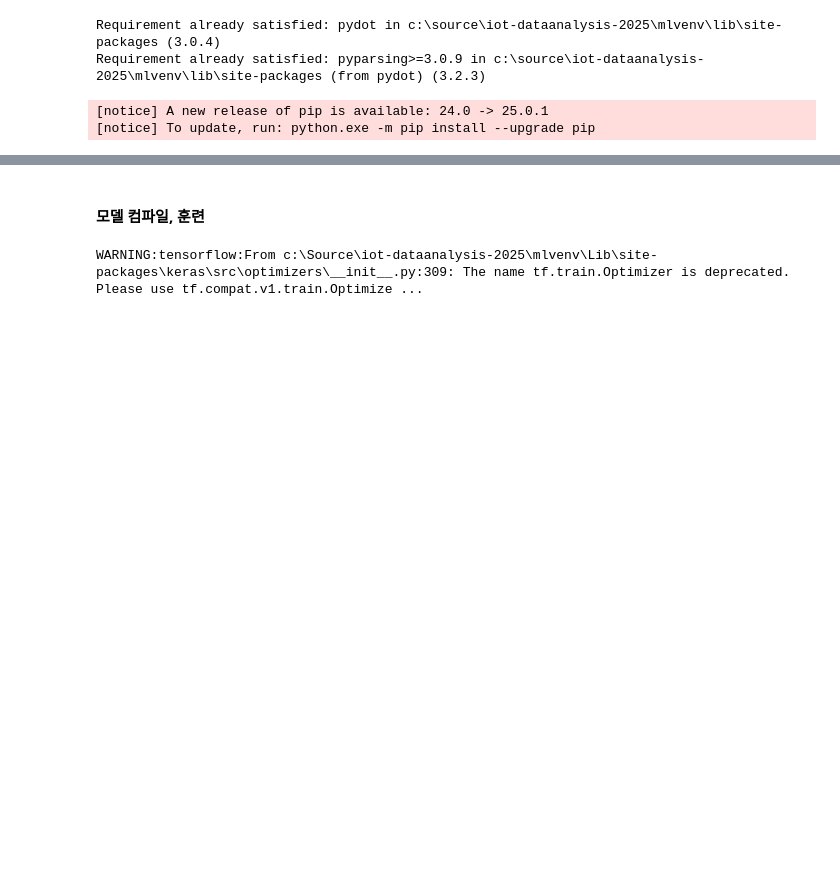
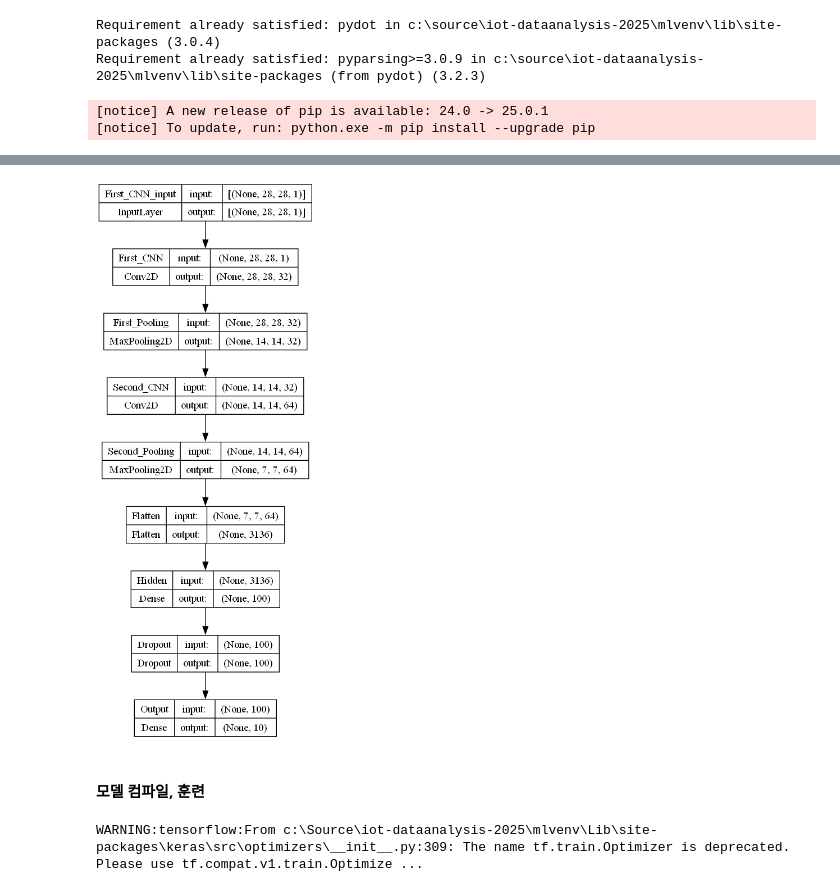
Before and after one commit to hugoMGSung/iot-dataanalysis-2025, a Jupyter notebook: day05/mldl01_케라스_합성곱신경망.ipynb, the cells around one changed output, grey strips where cells are left out. Cells and saved outputs as stored; diff of their text form; code cells hidden in the pictures; blank space fills up the shorter version.

```diff
--- a/day05/mldl01_케라스_합성곱신경망.ipynb
+++ b/day05/mldl01_케라스_합성곱신경망.ipynb
@@ -158,3 +162,8 @@ keras.utils.plot_model(model)
+# %%
+## 상세 모델 시각화
+keras.utils.plot_model(model, show_shapes=True)
+# %% [output]
+[figure, added]
 # %% [markdown]
 #### 모델 컴파일, 훈련
 # %%
```
Also changed, not shown: parts of 2 cells of this notebook, 1 other file.
